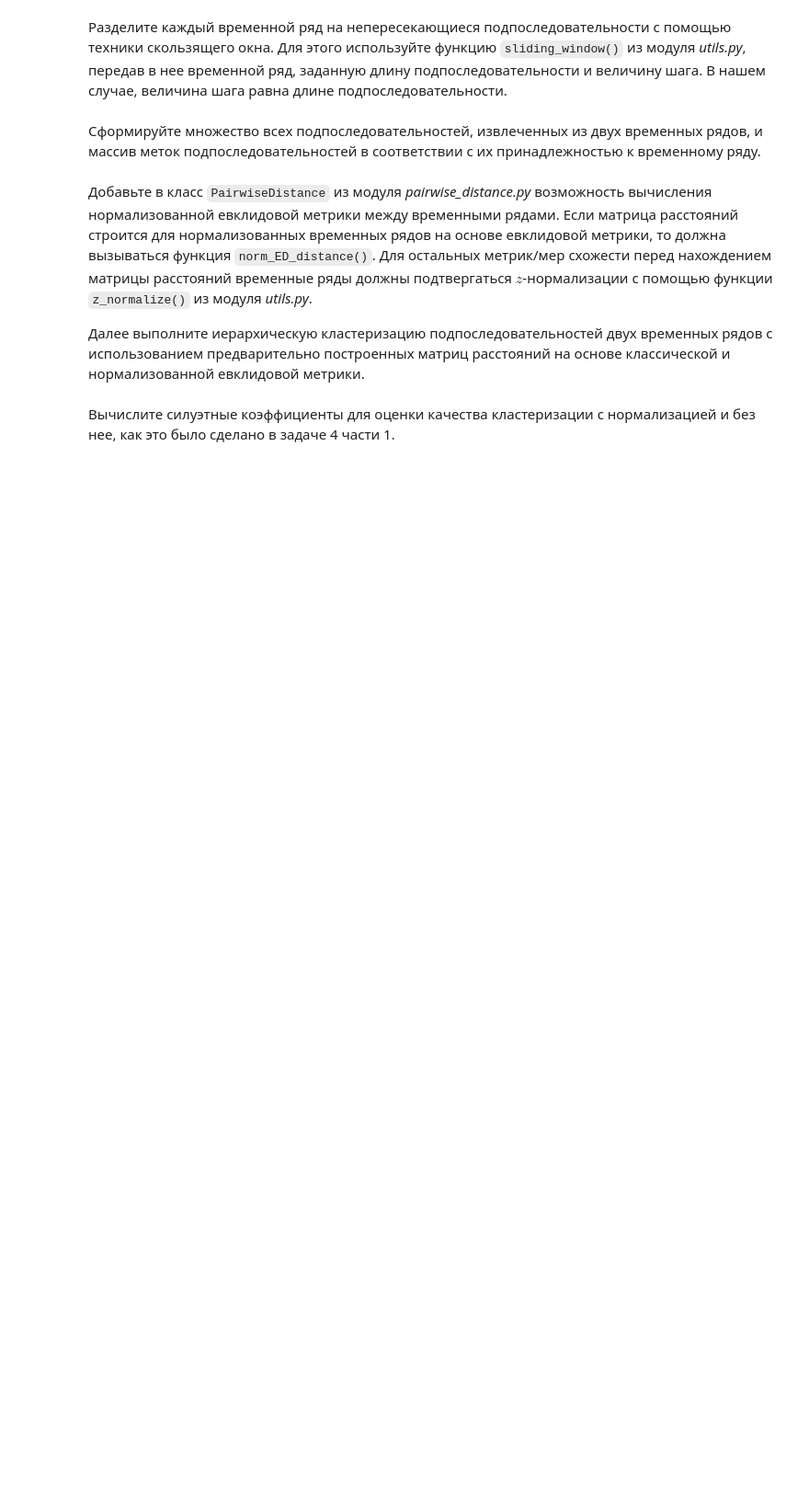
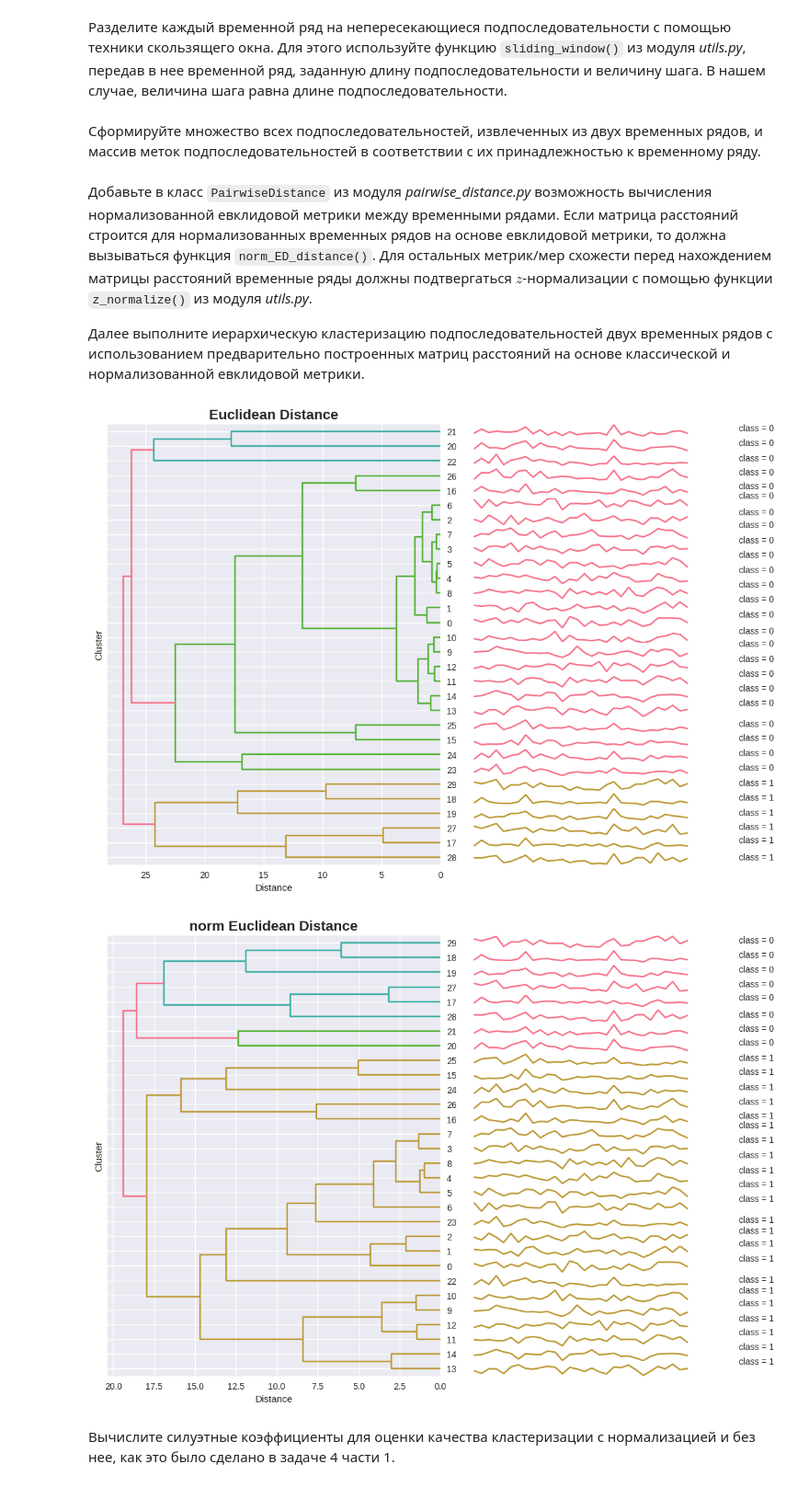
Before and after one commit to Dblue44/2025-Stakheev-TimeSeriesCourse, a Jupyter notebook: practice/01 Basics/01 Basics.ipynb, the cells around one changed output. Shown at 92% size. Saved outputs shown, nothing was run; the diff lists cells and outputs as text; code cells hidden in the pictures; blank space fills up the shorter version.

```diff
--- a/practice/01 Basics/01 Basics.ipynb
+++ b/practice/01 Basics/01 Basics.ipynb
@@ -719,0 +692,30 @@ DTW лучше справляется с такими данными, потом
+# %%
+def norm_ED_distance(ts1: np.ndarray, ts2: np.ndarray) -> float:
+    """
+    Calculate the normalized Euclidean distance
+
+    Parameters
+    ----------
+    ts1: the first time series
+    ts2: the second time series
+
+    Returns
+    -------
+    norm_ed_dist: normalized Euclidean distance between ts1 and ts2s
+    """
+
+    n = len(ts1)
+
+    # Вычисление среднего арифметического и стандартного отклонения для каждого ряда
+    mu_ts1 = np.mean(ts1)
+    mu_ts2 = np.mean(ts2)
+    sigma_ts1 = np.std(ts1)
+    sigma_ts2 = np.std(ts2)
+
+    # Вычисление скалярного произведения
+    dot_product = np.dot(ts1, ts2)
+
+    # Вычисление нормализованного евклидова расстояния
+    norm_ed_dist = np.sqrt(np.abs(2 * n * (1 - (dot_product - n * mu_ts1 * mu_ts2) / (n * sigma_ts1 * sigma_ts2))))
+
+    return norm_ed_dist
@@ -754,2 +865,18 @@ labels = np.array([0]*subs_set1[0:15].shape[0] + [1]*subs_set2[0:15].shape[0])
+# %%
+ed_distance_matrix = PairwiseDistance(metric='euclidean').calculate(subs_set)
+
+ned_distance_matrix = PairwiseDistance(metric='norm_euclidean').calculate(subs_set)
+
+
+ed_clustering = TimeSeriesHierarchicalClustering(n_clusters=2, method='complete')
+ed_labels = ed_clustering.fit_predict(ed_distance_matrix)
+ed_clustering.plot_dendrogram(pd.DataFrame(ts_data), ed_labels, title='Euclidean Distance')
+
+ned_clustering = TimeSeriesHierarchicalClustering(n_clusters=2, method='complete')
+ned_labels = ned_clustering.fit_predict(ned_distance_matrix)
+ned_clustering.plot_dendrogram(pd.DataFrame(ts_data), ned_labels, title='norm Euclidean Distance')
+# %% [output]
+[figure, added]
+[figure, added]
 # %% [markdown]
 Вычислите силуэтные коэффициенты для оценки качества кластеризации с нормализацией и без нее, как это было сделано в задаче 4 части 1.
```
Also changed, not shown: parts of 22 cells of this notebook.
